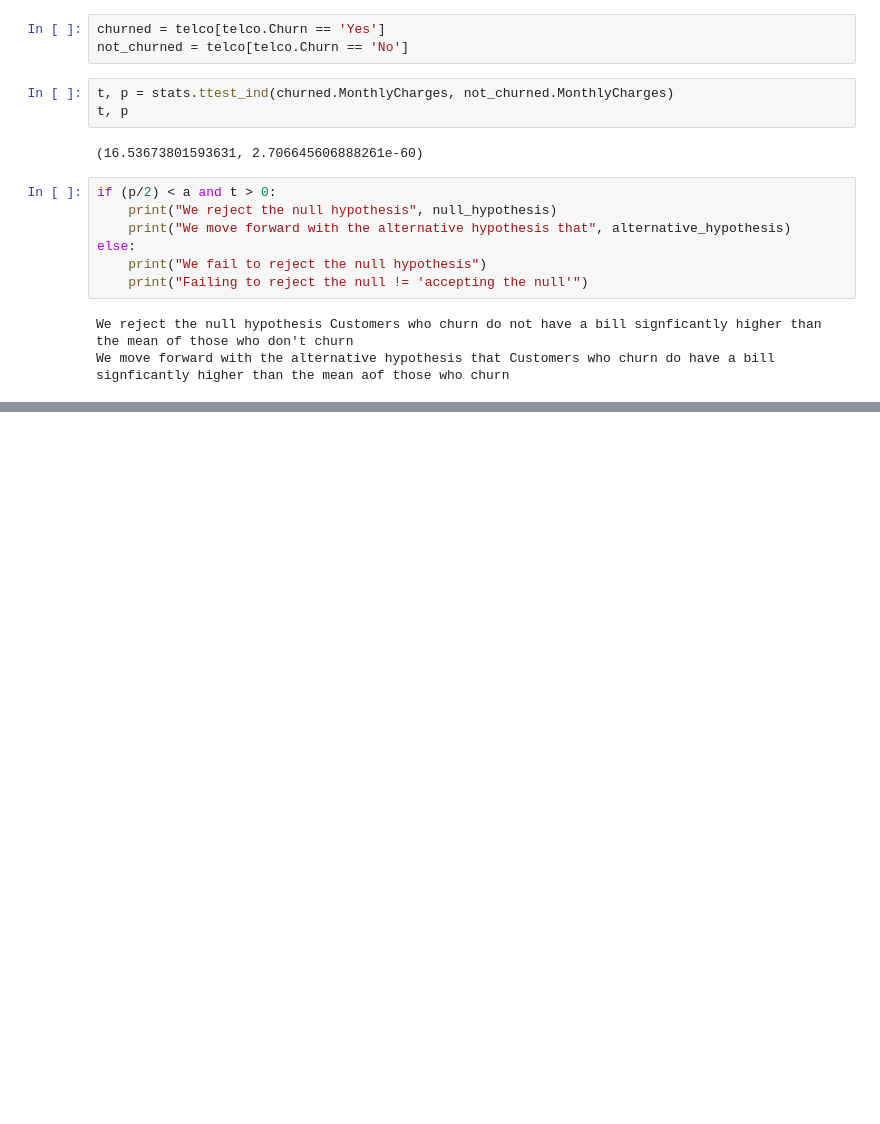
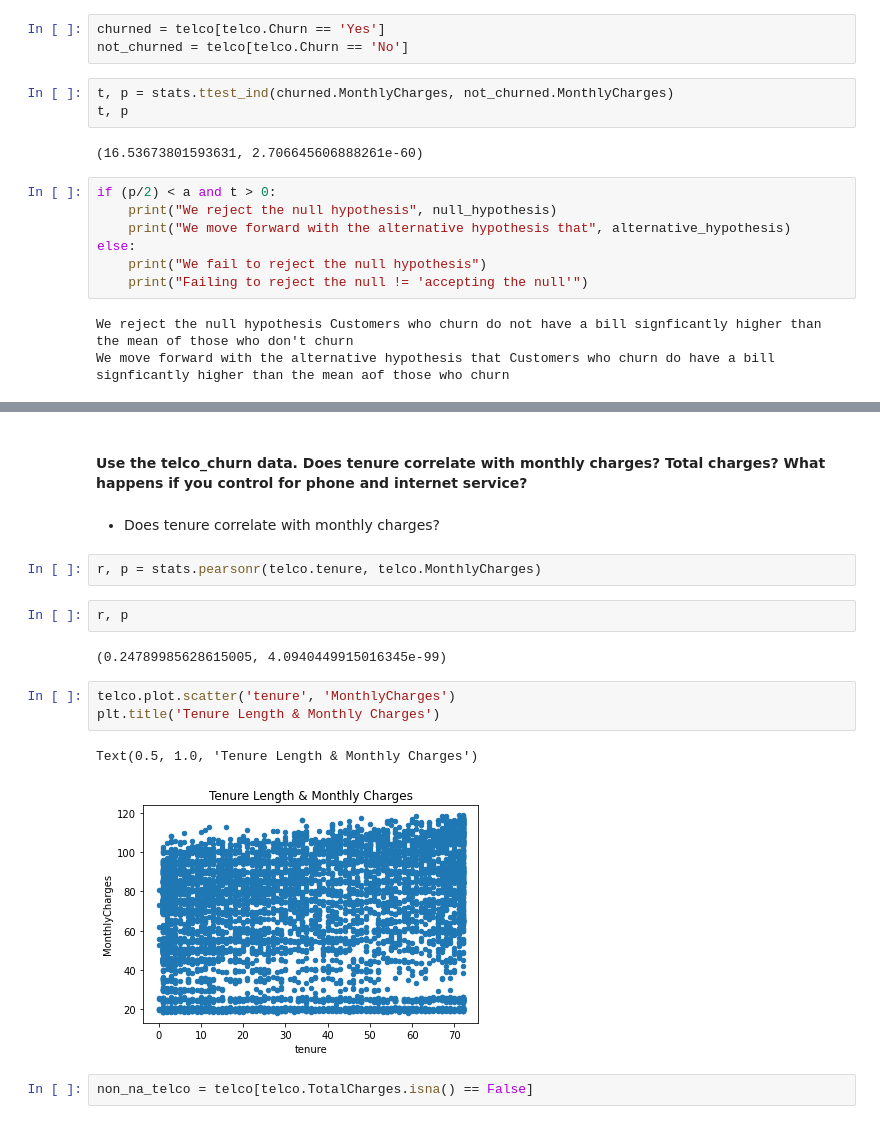
Before and after one commit to DBerchelmann/statistics-exercises, a Jupyter notebook: hypothesis_testing.ipynb, the cells around one changed output, grey strips where cells are left out. Cells and saved outputs as stored; diff of their text form; blank space fills up the shorter version.

```diff
--- a/hypothesis_testing.ipynb
+++ b/hypothesis_testing.ipynb
@@ -315,0 +328,18 @@ We move forward with the alternative hypothesis that Customers who churn do have
+# %% [markdown]
+#### Use the telco_churn data. Does tenure correlate with monthly charges? Total charges? What happens if you control for phone and internet service?
+# %% [markdown]
+- Does tenure correlate with monthly charges?
+# %%
+r, p = stats.pearsonr(telco.tenure, telco.MonthlyCharges)
+# %%
+r, p
+# %% [output]
+(0.24789985628615005, 4.0940449915016345e-99)
+# %%
+telco.plot.scatter('tenure', 'MonthlyCharges')
+plt.title('Tenure Length & Monthly Charges')
+# %% [output]
+Text(0.5, 1.0, 'Tenure Length & Monthly Charges')
+[figure, added]
+# %%
+non_na_telco = telco[telco.TotalCharges.isna() == False]
```
Also changed, not shown: parts of 49 cells of this notebook.
